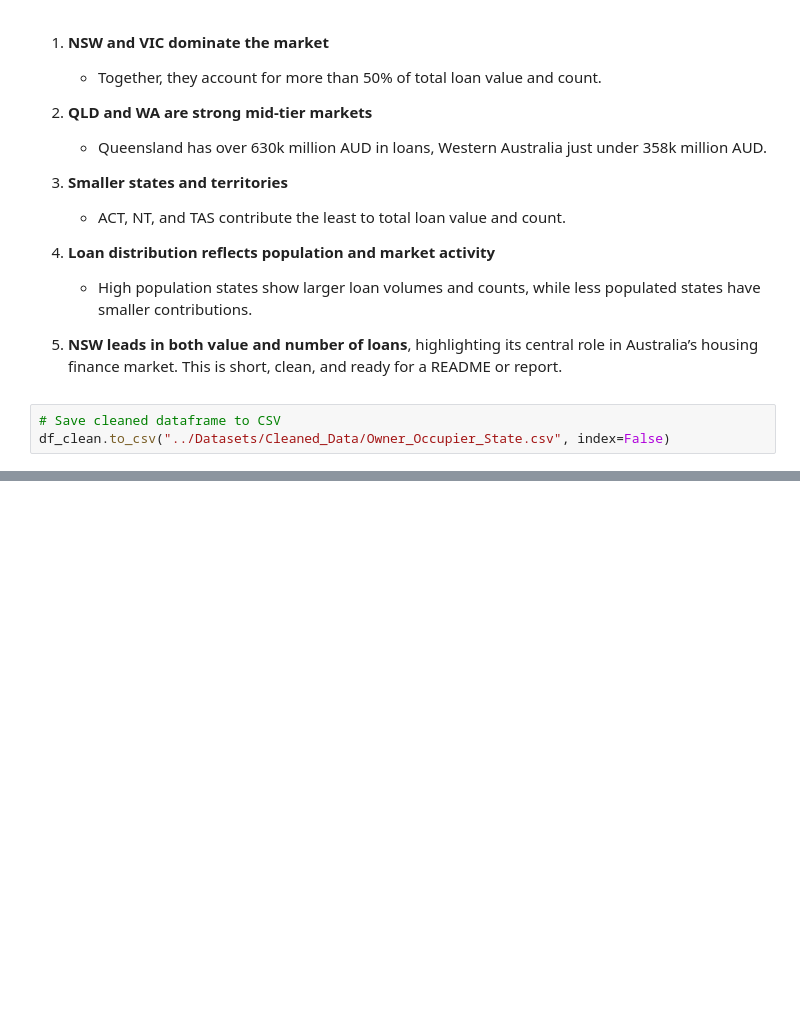
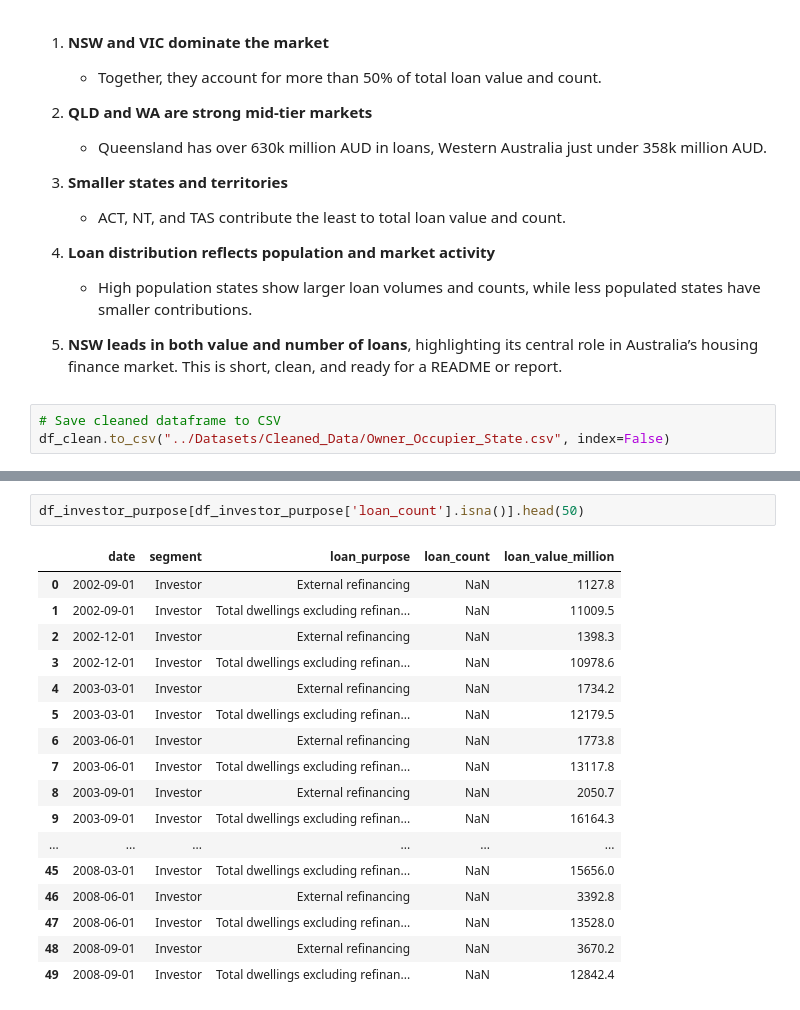
Before and after one commit to MahebobeFayyaz/Australian-Mortgage-Approval-Intelligence-System, a Jupyter notebook: Notebooks/Data_Cleaning_&_EDA.ipynb, the cells around one changed output, grey strips where cells are left out. Saved outputs shown, nothing was run; the diff lists cells and outputs as text; blank space fills up the shorter version.

```diff
--- a/Notebooks/Data_Cleaning_&_EDA.ipynb
+++ b/Notebooks/Data_Cleaning_&_EDA.ipynb
@@ -1098,0 +1173,20 @@ df_clean.to_csv("../Datasets/Cleaned_Data/Owner_Occupier_State.csv", index=False
+# %%
+df_investor_purpose[df_investor_purpose['loan_count'].isna()].head(50)
+# %% [output]
+|  | date | segment | loan_purpose | loan_count | loan_value_million |
+| 0 | 2002-09-01 | Investor | External refinancing | NaN | 1127.8 |
+| 1 | 2002-09-01 | Investor | Total dwellings excluding refinan... | NaN | 11009.5 |
+| 2 | 2002-12-01 | Investor | External refinancing | NaN | 1398.3 |
+| 3 | 2002-12-01 | Investor | Total dwellings excluding refinan... | NaN | 10978.6 |
+| 4 | 2003-03-01 | Investor | External refinancing | NaN | 1734.2 |
+| 5 | 2003-03-01 | Investor | Total dwellings excluding refinan... | NaN | 12179.5 |
+| 6 | 2003-06-01 | Investor | External refinancing | NaN | 1773.8 |
+| 7 | 2003-06-01 | Investor | Total dwellings excluding refinan... | NaN | 13117.8 |
+| 8 | 2003-09-01 | Investor | External refinancing | NaN | 2050.7 |
+| 9 | 2003-09-01 | Investor | Total dwellings excluding refinan... | NaN | 16164.3 |
+| ... | ... | ... | ... | ... | ... |
+| 45 | 2008-03-01 | Investor | Total dwellings excluding refinan... | NaN | 15656.0 |
+| 46 | 2008-06-01 | Investor | External refinancing | NaN | 3392.8 |
+| 47 | 2008-06-01 | Investor | Total dwellings excluding refinan... | NaN | 13528.0 |
+| 48 | 2008-09-01 | Investor | External refinancing | NaN | 3670.2 |
+| 49 | 2008-09-01 | Investor | Total dwellings excluding refinan... | NaN | 12842.4 |
```
Also changed, not shown: parts of 25 cells of this notebook.
